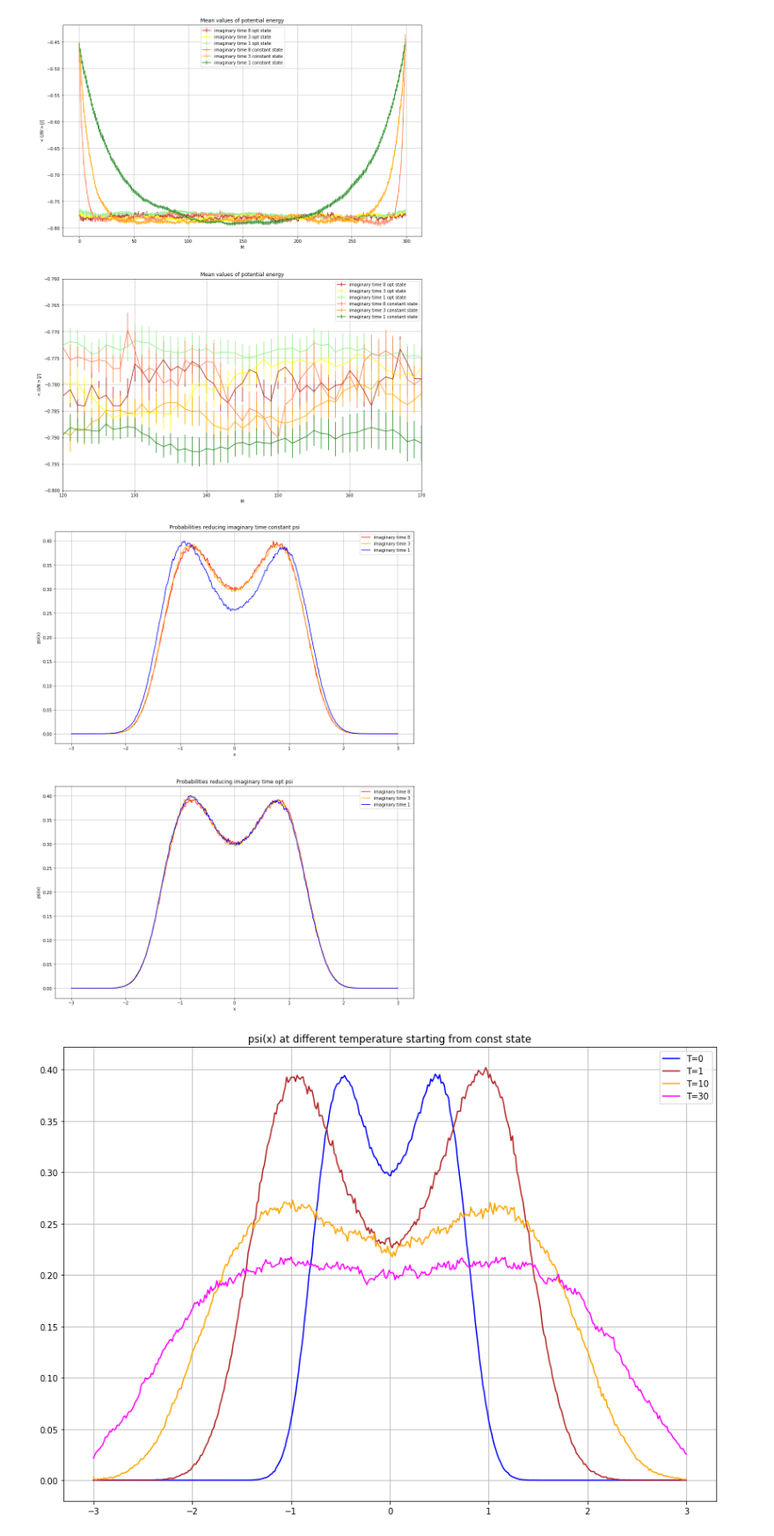
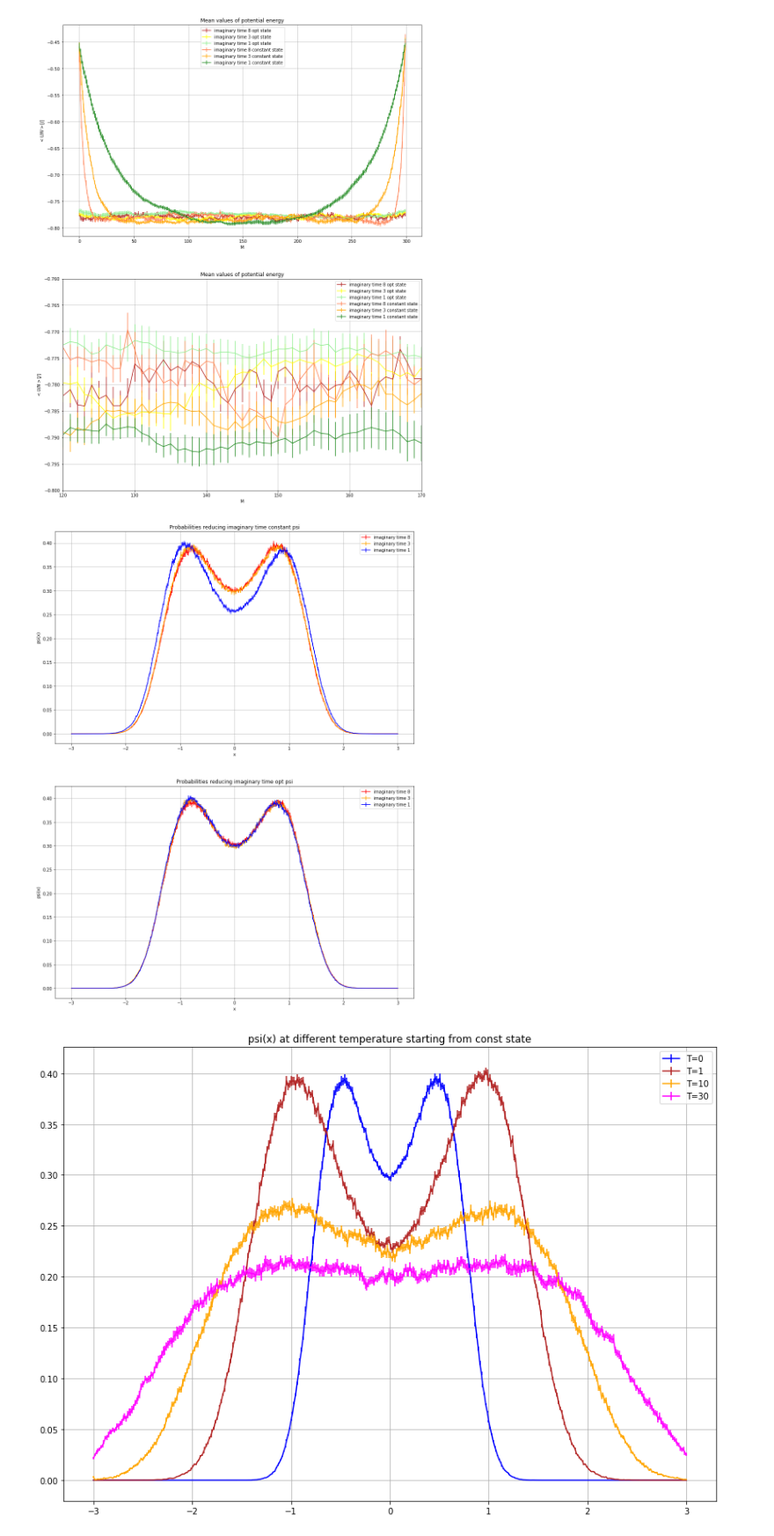
Before and after one commit to gabrielemontefusco/LSN_Montefusco_2020, a Jupyter notebook: Ex8/Exercise 8.ipynb, the cells around one changed output. Shown at 88% size. Cells and saved outputs as stored; diff of their text form; code cells hidden in the pictures.

```diff
--- a/Ex8/Exercise 8.ipynb
+++ b/Ex8/Exercise 8.ipynb
@@ -331,20 +331,20 @@ import math
 bin_size=6/400
 x=np.linspace(-3,3,400)
 
-Prob8=np.loadtxt("probability8_1.dat",usecols=(1), unpack=True)
-Prob3=np.loadtxt("probability3_1.dat",usecols=(1), unpack=True)
-Prob1=np.loadtxt("probability1_1.dat",usecols=(1), unpack=True)
+Prob8, err8=np.loadtxt("probability8_1.dat",usecols=(1,2), unpack=True)
+Prob3, err3=np.loadtxt("probability3_1.dat",usecols=(1,2), unpack=True)
+Prob1, err1=np.loadtxt("probability1_1.dat",usecols=(1,2), unpack=True)
 
-Prob8p=np.loadtxt("probability_psi.dat",usecols=(1), unpack=True)
-Prob3p=np.loadtxt("probability3_psi.dat",usecols=(1), unpack=True)
-Prob1p=np.loadtxt("probability1_psi.dat",usecols=(1), unpack=True)
+Prob8p, err8p =np.loadtxt("probability_psi.dat",usecols=(1,2), unpack=True)
+Prob3p, err3p =np.loadtxt("probability3_psi.dat",usecols=(1,2), unpack=True)
+Prob1p, err1p =np.loadtxt("probability1_psi.dat",usecols=(1,2), unpack=True)
 
 fig=plt.figure(figsize=(15,20))
 
 plt.subplot(211)
-plt.plot(x, Prob8, color="red", label="imaginary time 8")
-plt.plot(x, Prob3, color="orange", label="imaginary time 3")
-plt.plot(x, Prob1, color="blue", label="imaginary time 1")
+plt.errorbar(x, Prob8, yerr=err8 , color="red", label="imaginary time 8")
+plt.errorbar(x, Prob3, yerr=err3 , color="orange", label="imaginary time 3")
+plt.errorbar(x, Prob1, yerr=err1 , color="blue", label="imaginary time 1")
 plt.xlabel('x')
 plt.ylabel('psi(x)')
 plt.title("Probabilities reducing imaginary time constant psi")
@@ -352,38 +352,38 @@ plt.legend()
 plt.grid(True)
 
 plt.subplot(212)
-plt.plot(x, Prob8p, color="red", label="imaginary time 8")
-plt.plot(x, Prob3p, color="orange", label="imaginary time 3")
-plt.plot(x, Prob1p, color="blue", label="imaginary time 1")
+plt.errorbar(x, Prob8p, yerr=err8p ,color="red", label="imaginary time 8")
+plt.errorbar(x, Prob3p, yerr=err3p ,color="orange", label="imaginary time 3")
+plt.errorbar(x, Prob1p, yerr=err1p ,color="blue", label="imaginary time 1")
 plt.xlabel('x')
 plt.ylabel('psi(x)')
 plt.title("Probabilities reducing imaginary time opt psi")
 plt.legend()
 plt.grid(True)
 # %% [output]
-[figure, old version]
+[figure, new version]
 # %%
 import matplotlib
 import matplotlib.pyplot as plt
 import numpy as np
 import math
 
 bin_size=6/400
 x=np.linspace(-3,3,400)
 
-trialstatepsi=np.loadtxt("probability_1.dat",usecols=(1))
-trialstate1=np.loadtxt("probability1_t1.dat",usecols=(1))
-trialstate10=np.loadtxt("probability1_t10.dat",usecols=(1))
-trialstate30=np.loadtxt("probability1_t30.dat",usecols=(1))
+trialstatepsi, errpsi =np.loadtxt("probability_1.dat",usecols=(1,2),unpack=True)
+trialstate1, err1=np.loadtxt("probability1_t1.dat",usecols=(1,2),unpack=True)
+trialstate10, err10=np.loadtxt("probability1_t10.dat",usecols=(1,2),unpack=True)
+trialstate30, err30=np.loadtxt("probability1_t30.dat",usecols=(1,2),unpack=True)
 
 plt.figure(figsize=(14,10))
 plt.title("psi(x) at different temperature starting from const state")
-plt.plot(x, trialstatepsi, color="blue", label='T=0')
-plt.plot(x, trialstate1, color="firebrick", label='T=1')
-plt.plot(x, trialstate10, color="orange", label='T=10')
-plt.plot(x, trialstate30, color="magenta", label='T=30')
+plt.errorbar(x, trialstatepsi, yerr=errpsi,color="blue", label='T=0')
+plt.errorbar(x, trialstate1, yerr=err1,color="firebrick", label='T=1')
+plt.errorbar(x, trialstate10, yerr=err10,color="orange", label='T=10')
+plt.errorbar(x, trialstate30, yerr=err30,color="magenta", label='T=30')
 plt.grid(True)
 plt.legend()
 plt.show()
 # %% [output]
-[figure, old version]
+[figure, new version]
```
Also changed, not shown: parts of 1 cell of this notebook.
